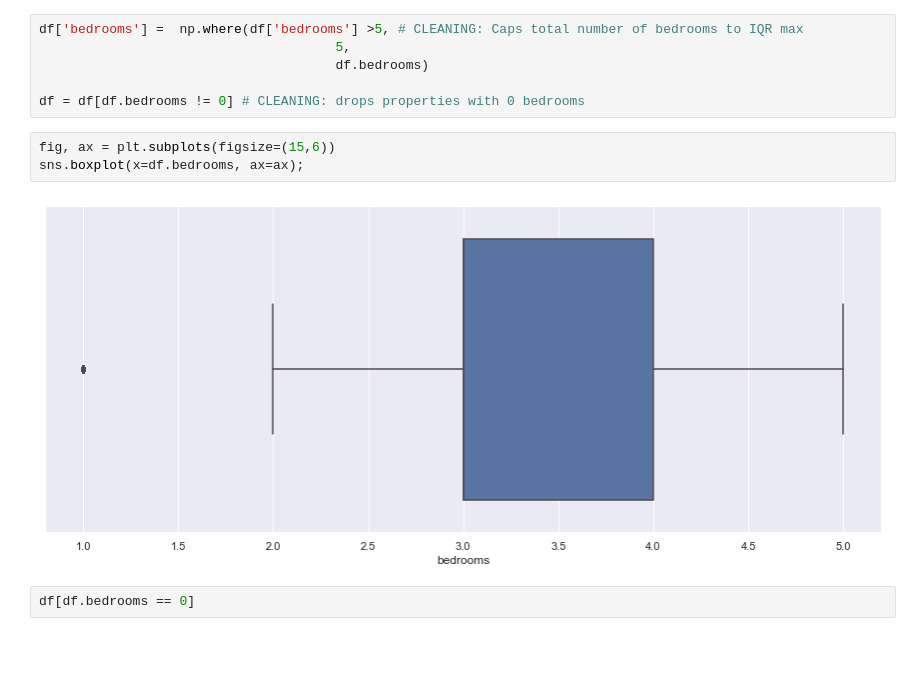
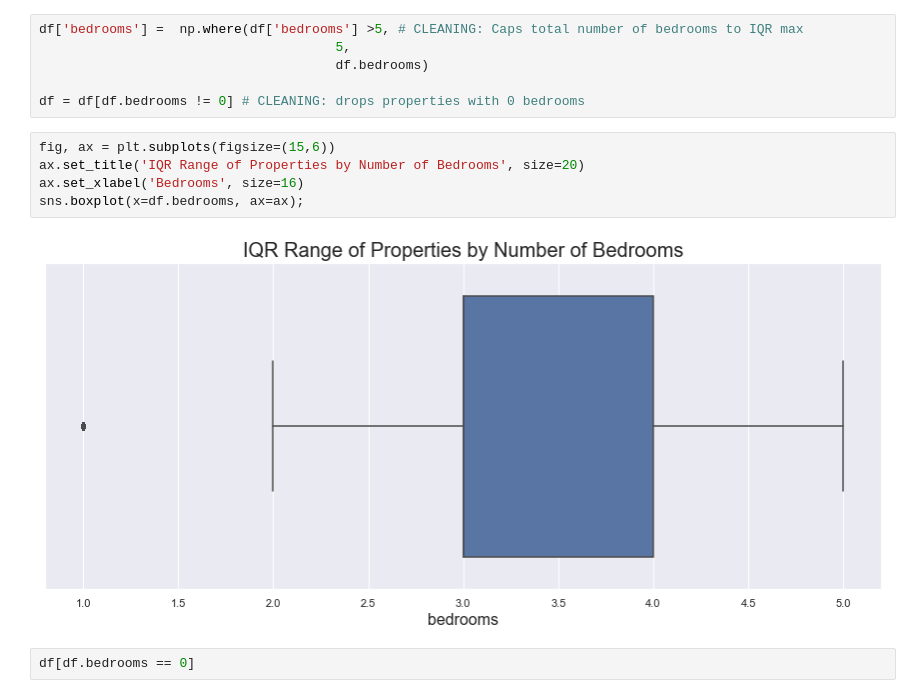
Before and after one commit to mike-flanagan/king_county_property_values_analysis_predictive_model, a Jupyter notebook: King_County_CRISP-DM-EDA.ipynb, the cells around one changed output. Saved outputs shown, nothing was run; the diff lists cells and outputs as text; blank space fills up the shorter version.

Commit message:
Added images folder with plot exports for presentation. Ran statistical tests and developed analysis, direction for model. Enhanced vis.

```diff
--- a/King_County_CRISP-DM-EDA.ipynb
+++ b/King_County_CRISP-DM-EDA.ipynb
@@ -384,9 +586,11 @@ df['bedrooms'] =  np.where(df['bedrooms'] >5, # CLEANING: Caps total number of b
 df = df[df.bedrooms != 0] # CLEANING: drops properties with 0 bedrooms
 # %%
 fig, ax = plt.subplots(figsize=(15,6))
+ax.set_title('IQR Range of Properties by Number of Bedrooms', size=20)
+ax.set_xlabel('Bedrooms', size=16)
 sns.boxplot(x=df.bedrooms, ax=ax);
 # %% [output]
-[figure, old version]
+[figure, new version]
 # %%
 df[df.bedrooms == 0]
 # %% [output]
```
Also changed, not shown: parts of 85 cells of this notebook, 16 other files.
